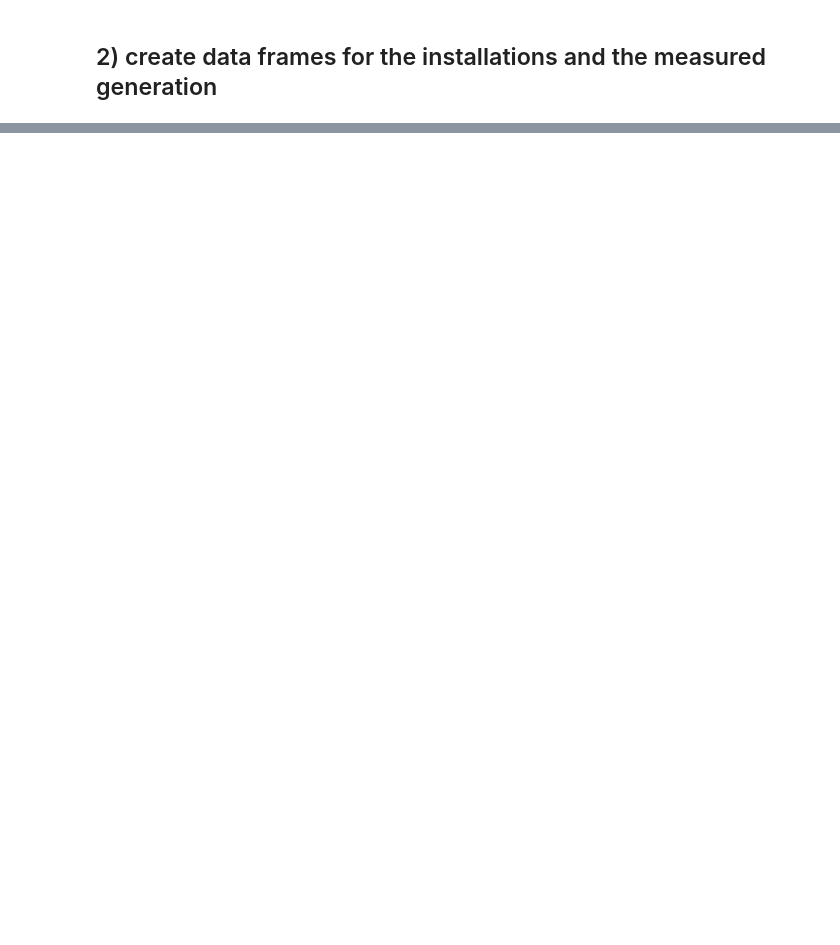
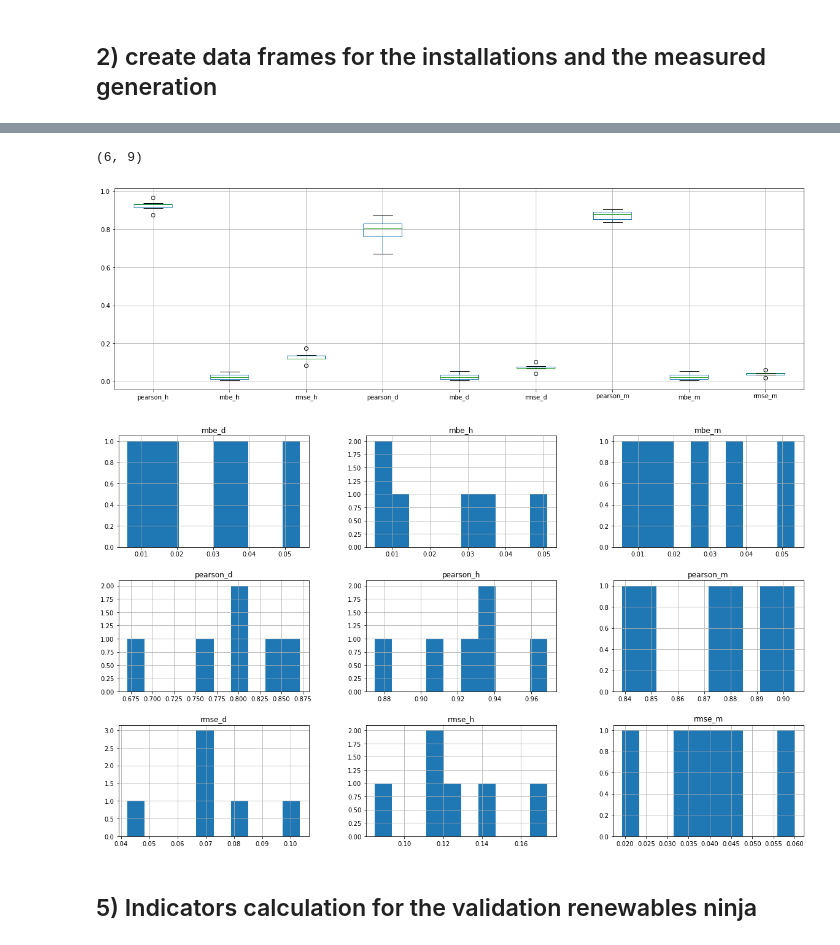
Before and after one commit to inwe-boku/PV_from_era5, a Jupyter notebook: pv_validation_ERA5_land.ipynb, the cells around one changed output, grey strips where cells are left out. Drawn from its saved outputs; the diff is of its cells as text; code cells hidden in the pictures; blank space fills up the shorter version.

```diff
--- a/pv_validation_ERA5_land.ipynb
+++ b/pv_validation_ERA5_land.ipynb
@@ -154,0 +360,10 @@ pv_installation.plot()
+# %%
+boxplot = selected_results3.boxplot(figsize=(20,6))
+selected_results3.hist(figsize=(20,12))
+selected_results3.shape
+# %% [output]
+(6, 9)
+[figure, added]
+[figure, added]
+# %% [markdown]
+## 5) Indicators calculation for the validation renewables ninja
```
Also changed, not shown: parts of 52 cells of this notebook.
